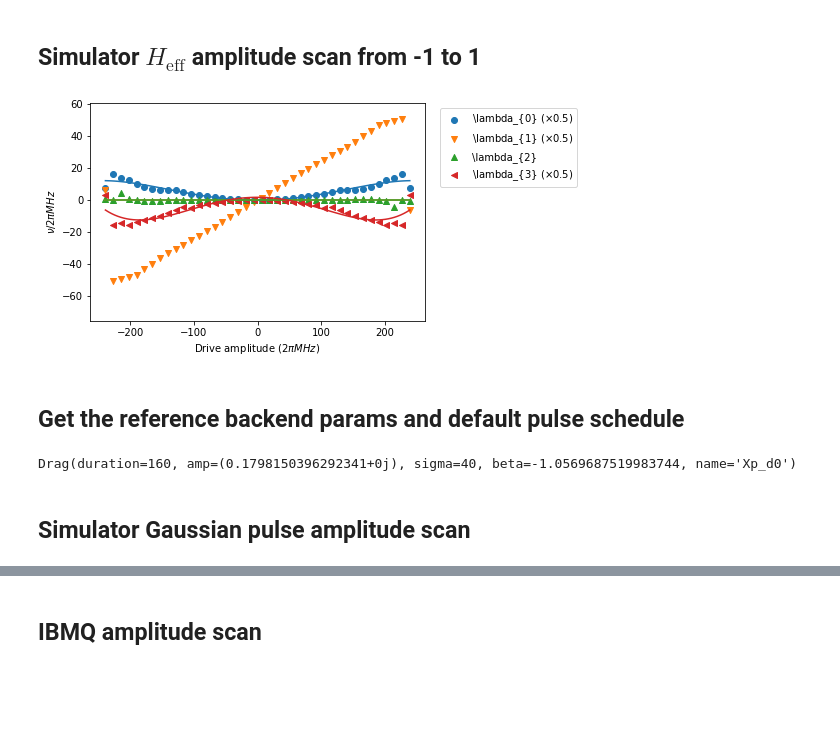
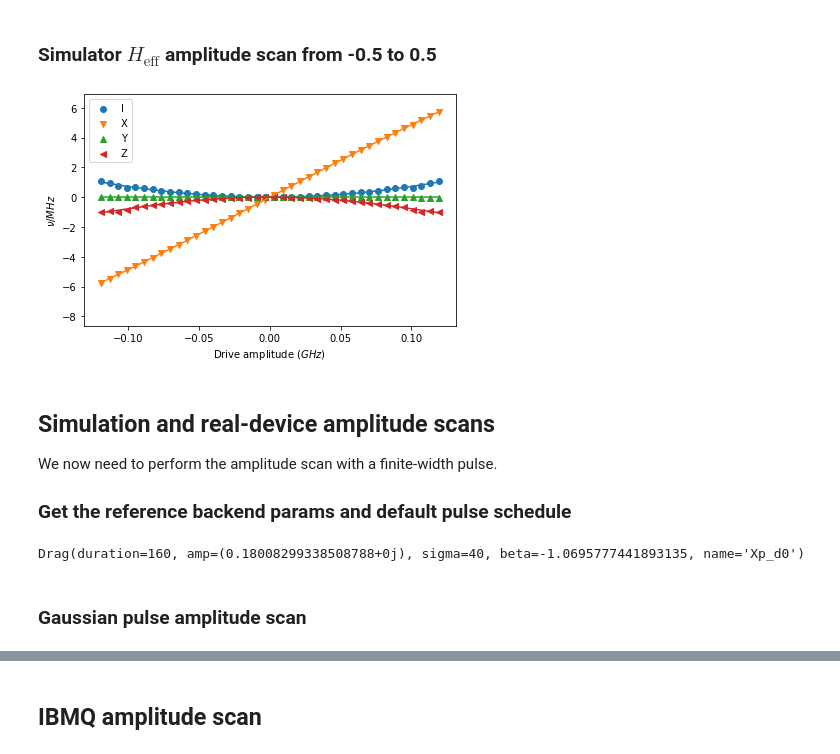
Before and after one commit to UTokyo-ICEPP/qudit-sim, a Jupyter notebook: amplitude_scan.ipynb, the cells around one changed output, grey strips where cells are left out. Saved outputs shown, nothing was run; the diff lists cells and outputs as text; code cells hidden in the pictures; blank space fills up the shorter version.

```diff
--- a/amplitude_scan.ipynb
+++ b/amplitude_scan.ipynb
@@ -82,8 +92,8 @@ $\displaystyle \frac{H_{\mathrm{eff}}}{2 \pi \mathrm{MHz}} = 4.020I + 35.250X -
 # %% [markdown]
-## Simulator $H_{\mathrm{eff}}$ amplitude scan from -1 to 1
+### Simulator $H_{\mathrm{eff}}$ amplitude scan from -0.5 to 0.5
 # %%
 run_amplitude_scan = True
-amplitudes = np.linspace(-1., 1., 40)
+amplitudes = np.linspace(-0.5, 0.5, 40)
 
 if run_amplitude_scan:
     drive_def = list({0: {'frequency': params['wq0'], 'amplitude': amp}} for amp in amplitudes)
@@ -102,15 +112,19 @@ else:
         with h5py.File(f'amplitude_scan/heff_{iamp}.h5', 'r') as source:
             heffs[iamp] = source['heff_coeffs'][()]
 # %%
-fig, exprs = plot_amplitude_scan(amplitudes * params['omegad0'], heffs)
+fig, exprs, amp_scale = plot_amplitude_scan(amplitudes * params['omegad0'], heffs)
 # %% [output]
-[figure, old version]
+[figure, new version]
 # %% [markdown]
-## Get the reference backend params and default pulse schedule
+## Simulation and real-device amplitude scans
+
+We now need to perform the amplitude scan with a finite-width pulse.
+
+### Get the reference backend params and default pulse schedule
 # %%
 IBMQ.load_account()
-provider = IBMQ.get_provider(hub='ibm-q-utokyo', group='internal', project='icepp')
-backend = provider.get_backend('ibm_kawasaki')
+provider = IBMQ.get_provider(hub='ibm-q', group='open', project='main')
+backend = provider.get_backend('ibmq_armonk')
 
 params = backend.configuration().hamiltonian['vars']
 dt = backend.configuration().dt
@@ -119,4 +133,4 @@ x_instr = backend.defaults().instruction_schedule_map.get('x', 0).instructions
 ref_pulse = x_instr[0][1].pulse
 print(ref_pulse)
 # %% [output]
-Drag(duration=160, amp=(0.1798150396292341+0j), sigma=40, beta=-1.0569687519983744, name='Xp_d0')
+Drag(duration=160, amp=(0.18008299338508788+0j), sigma=40, beta=-1.0695777441893135, name='Xp_d0')
@@ -135,5 +137,5 @@ ref_pulse = pulse.Drag(duration=160, amp=(0.17985363422777756+0j), sigma=40, bet
 # %% [markdown]
-## Simulator Gaussian pulse amplitude scan
+### Gaussian pulse amplitude scan
 # %%
 amplitudes = np.linspace(-0.2, 0.2, 20)
 duration = ref_pulse.duration * dt
```
Also changed, not shown: parts of 12 cells of this notebook.
